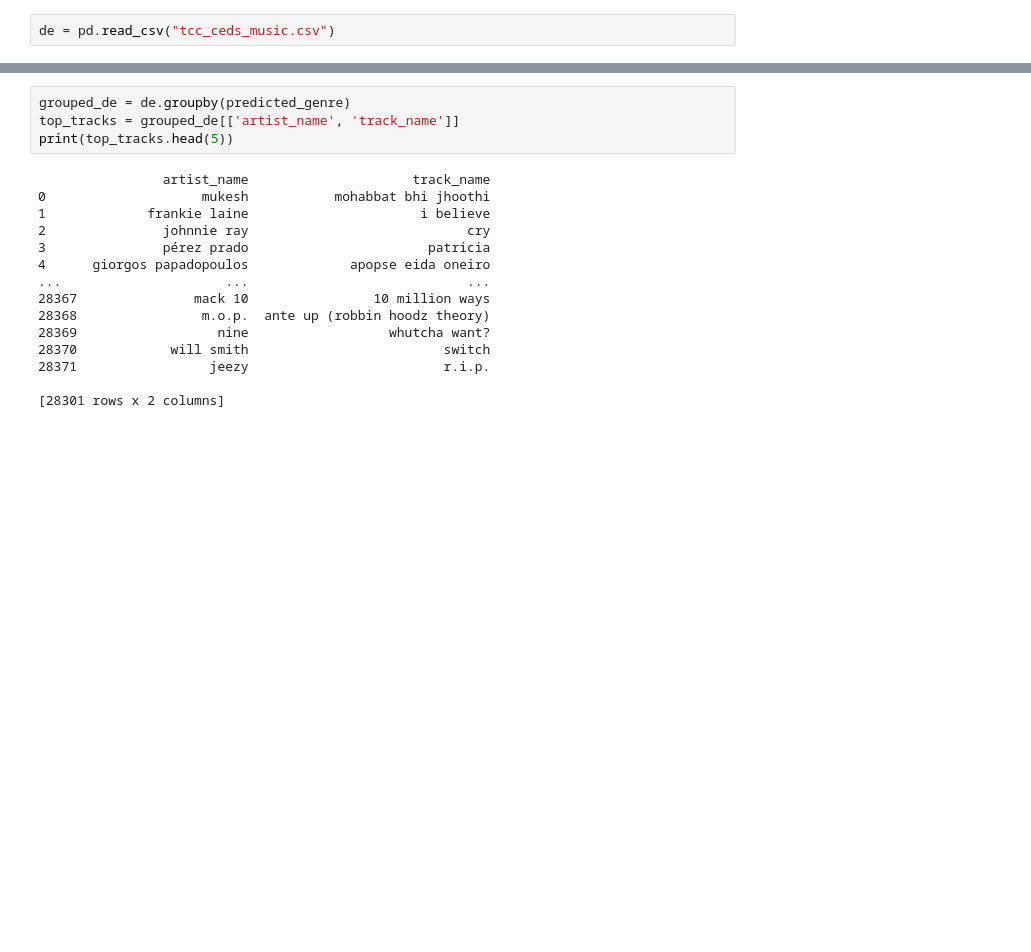
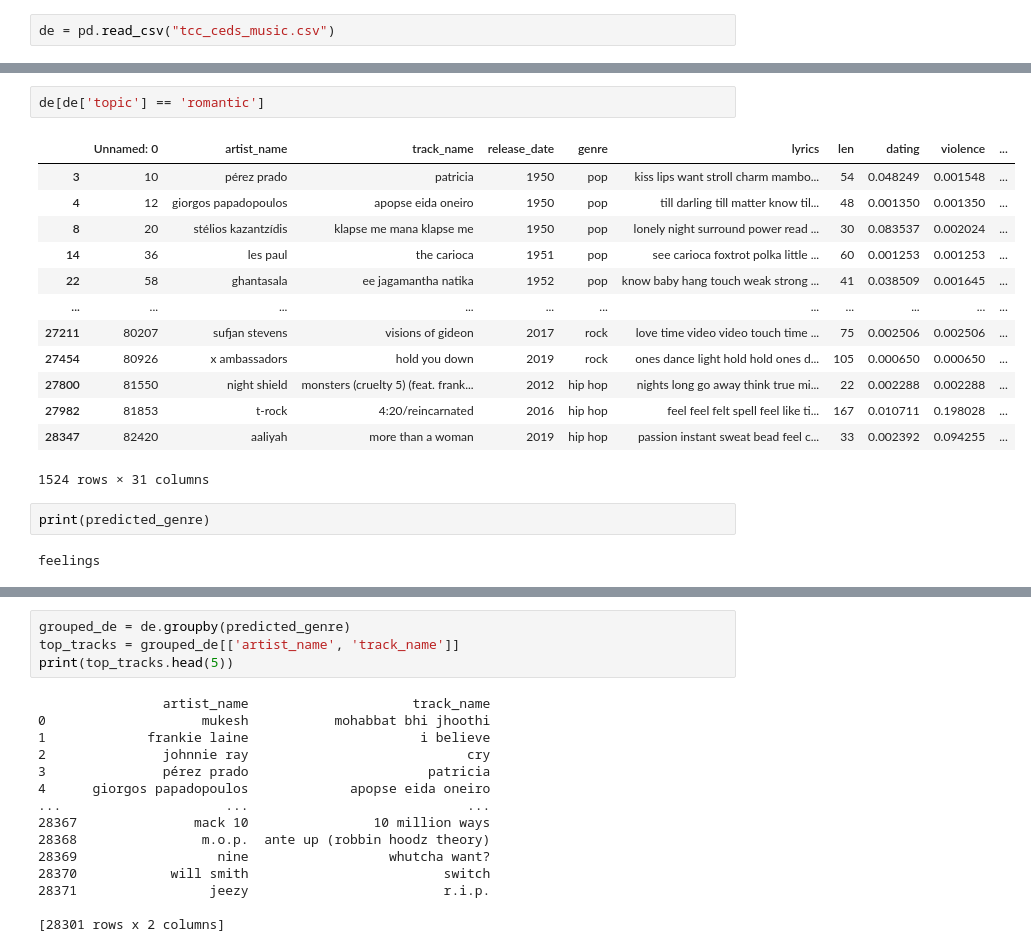
Before and after one commit to Leiiph/DatacampM1, a Jupyter notebook: Datacamp_hope.ipynb, the cells around one changed output, grey strips where cells are left out. Cells and saved outputs as stored; diff of their text form; blank space fills up the shorter version.

```diff
--- a/Datacamp_hope.ipynb
+++ b/Datacamp_hope.ipynb
@@ -207,0 +256,20 @@ de.filter(['genre']['predicted_genre'])
+# %%
+de[de['topic'] == 'romantic']
+# %% [output]
+|  | Unnamed: 0 | artist_name | track_name | release_date | genre | lyrics | len | dating | violence | ... |
+| 3 | 10 | pérez prado | patricia | 1950 | pop | kiss lips want stroll charm mambo... | 54 | 0.048249 | 0.001548 | ... |
+| 4 | 12 | giorgos papadopoulos | apopse eida oneiro | 1950 | pop | till darling till matter know til... | 48 | 0.001350 | 0.001350 | ... |
+| 8 | 20 | stélios kazantzídis | klapse me mana klapse me | 1950 | pop | lonely night surround power read ... | 30 | 0.083537 | 0.002024 | ... |
+| 14 | 36 | les paul | the carioca | 1951 | pop | see carioca foxtrot polka little ... | 60 | 0.001253 | 0.001253 | ... |
+| 22 | 58 | ghantasala | ee jagamantha natika | 1952 | pop | know baby hang touch weak strong ... | 41 | 0.038509 | 0.001645 | ... |
+| ... | ... | ... | ... | ... | ... | ... | ... | ... | ... | ... |
+| 27211 | 80207 | sufjan stevens | visions of gideon | 2017 | rock | love time video video touch time ... | 75 | 0.002506 | 0.002506 | ... |
+| 27454 | 80926 | x ambassadors | hold you down | 2019 | rock | ones dance light hold hold ones d... | 105 | 0.000650 | 0.000650 | ... |
+| 27800 | 81550 | night shield | monsters (cruelty 5) (feat. frank... | 2012 | hip hop | nights long go away think true mi... | 22 | 0.002288 | 0.002288 | ... |
+| 27982 | 81853 | t-rock | 4:20/reincarnated | 2016 | hip hop | feel feel felt spell feel like ti... | 167 | 0.010711 | 0.198028 | ... |
+| 28347 | 82420 | aaliyah | more than a woman | 2019 | hip hop | passion instant sweat bead feel c... | 33 | 0.002392 | 0.094255 | ... |
+1524 rows × 31 columns
+# %%
+print(predicted_genre)
+# %% [output]
+feelings
```
Also changed, not shown: parts of 7 cells of this notebook, 5 other files.
